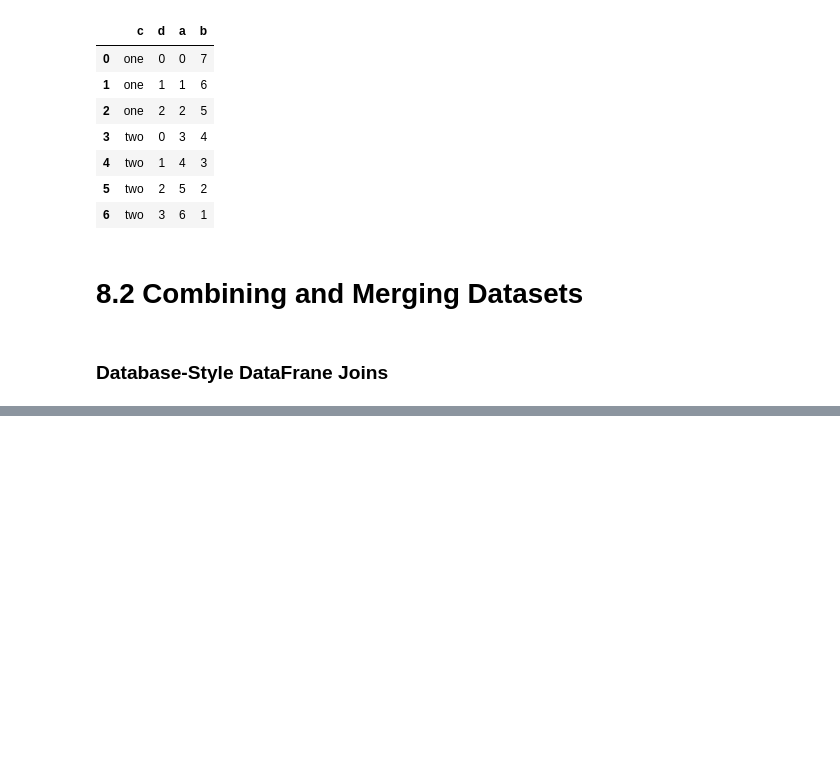
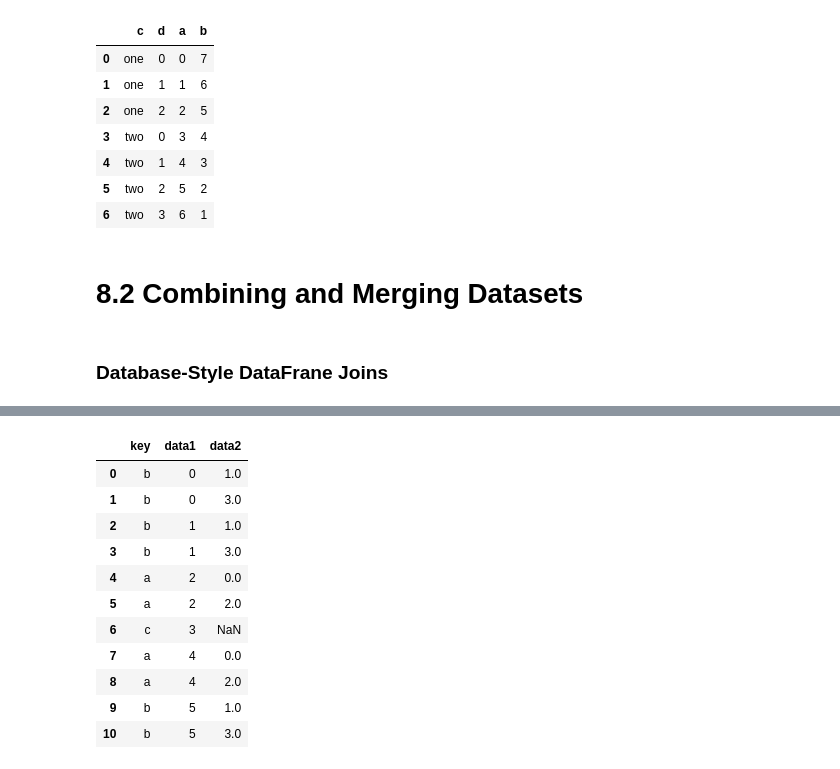
Before and after one commit to JosephKowalski2/WesWrangling, a Jupyter notebook: Chapter8WorkAlong.ipynb, the cells around one changed output, grey strips where cells are left out. Saved outputs shown, nothing was run; the diff lists cells and outputs as text; code cells hidden in the pictures; blank space fills up the shorter version.

```diff
--- a/Chapter8WorkAlong.ipynb
+++ b/Chapter8WorkAlong.ipynb
@@ -235,0 +308,6 @@ frame2.reset_index()
+# %%
+df1 = pd.DataFrame({'key': ['b', 'b', 'a', 'c', 'a', 'b'],
+                    'data1': range(6)})
+# %%
+df2 = pd.DataFrame({'key': ['a', 'b', 'a', 'b', 'd'],
+                    'data2': range(5)})
@@ -235,0 +333,15 @@ frame2.reset_index()
+# %%
+pd.merge(df1, df2, on = 'key', how = 'left')
+# %% [output]
+|  | key | data1 | data2 |
+| 0 | b | 0 | 1.0 |
+| 1 | b | 0 | 3.0 |
+| 2 | b | 1 | 1.0 |
+| 3 | b | 1 | 3.0 |
+| 4 | a | 2 | 0.0 |
+| 5 | a | 2 | 2.0 |
+| 6 | c | 3 | NaN |
+| 7 | a | 4 | 0.0 |
+| 8 | a | 4 | 2.0 |
+| 9 | b | 5 | 1.0 |
+| 10 | b | 5 | 3.0 |
```
Also changed, not shown: parts of 19 cells of this notebook.
